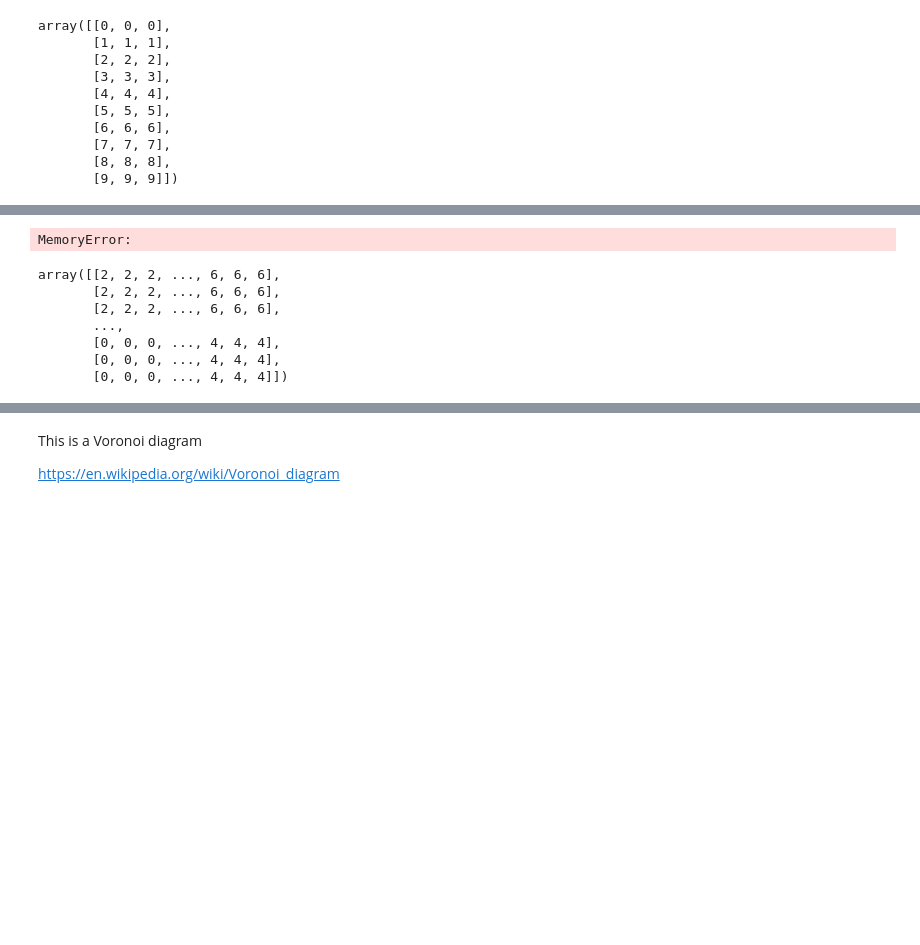
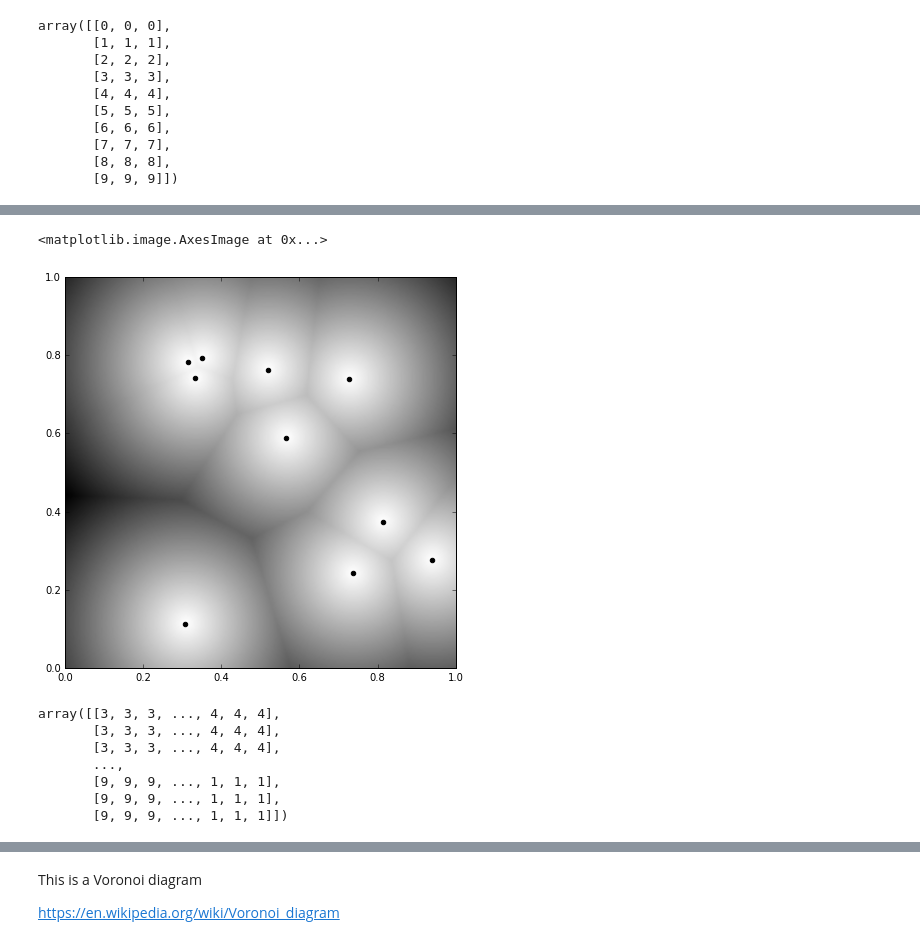
Before and after one commit to WHOIGit/scipy-talk, a Jupyter notebook: talk3/3 knn cdist knn impl demo.ipynb, the cells around one changed output, grey strips where cells are left out. Drawn from its saved outputs; the diff is of its cells as text; code cells hidden in the pictures; blank space fills up the shorter version.

Commit message:
removed out of memory error

```diff
--- a/talk3/3 knn cdist knn impl demo.ipynb
+++ b/talk3/3 knn cdist knn impl demo.ipynb
@@ -165,26 +165,27 @@ def knn(query_pts, pts, k=3):
 # %%
 from scipy import stats
 
 # now make a grid
-resolution = 2000
+resolution = 250
 m = np.linspace(0, 1, resolution)
 n = np.linspace(0, 1, resolution)
 M, N = np.meshgrid(m,n)
 MN = np.dstack((M,N)).reshape(-1,2)
 
 # now find the distasnce to the nearest neighbor of each grid point
 dist, nabe = knn(MN,IJ,k=1)
 
 # turn that into an image
 dist_img = dist.reshape((resolution,resolution))
 
 plt.figure(figsize=(7,7))
 plt.gca().set_aspect('equal')
 plt.scatter(I, J, c='black')
 # we negate dist_img so that low distances are brighter
 plt.imshow(-dist_img,origin='lower',cmap='gray',extent=[0, 1, 0, 1])
 # %% [output]
-MemoryError:
+<matplotlib.image.AxesImage at 0x...>
+[figure, added]
 # %%
 # now let's visualize which neighbor is nearest to each point
 
@@ -195,13 +196,13 @@ MemoryError:
 label_img = nabe.reshape((resolution,resolution))
 label_img
 # %% [output]
-array([[2, 2, 2, ..., 6, 6, 6],
-       [2, 2, 2, ..., 6, 6, 6],
-       [2, 2, 2, ..., 6, 6, 6],
+array([[3, 3, 3, ..., 4, 4, 4],
+       [3, 3, 3, ..., 4, 4, 4],
+       [3, 3, 3, ..., 4, 4, 4],
        ...,
-       [0, 0, 0, ..., 4, 4, 4],
-       [0, 0, 0, ..., 4, 4, 4],
-       [0, 0, 0, ..., 4, 4, 4]])
+       [9, 9, 9, ..., 1, 1, 1],
+       [9, 9, 9, ..., 1, 1, 1],
+       [9, 9, 9, ..., 1, 1, 1]])
 # %%
 from skimage.color import label2rgb
 
```
Also changed, not shown: parts of 8 cells of this notebook.
